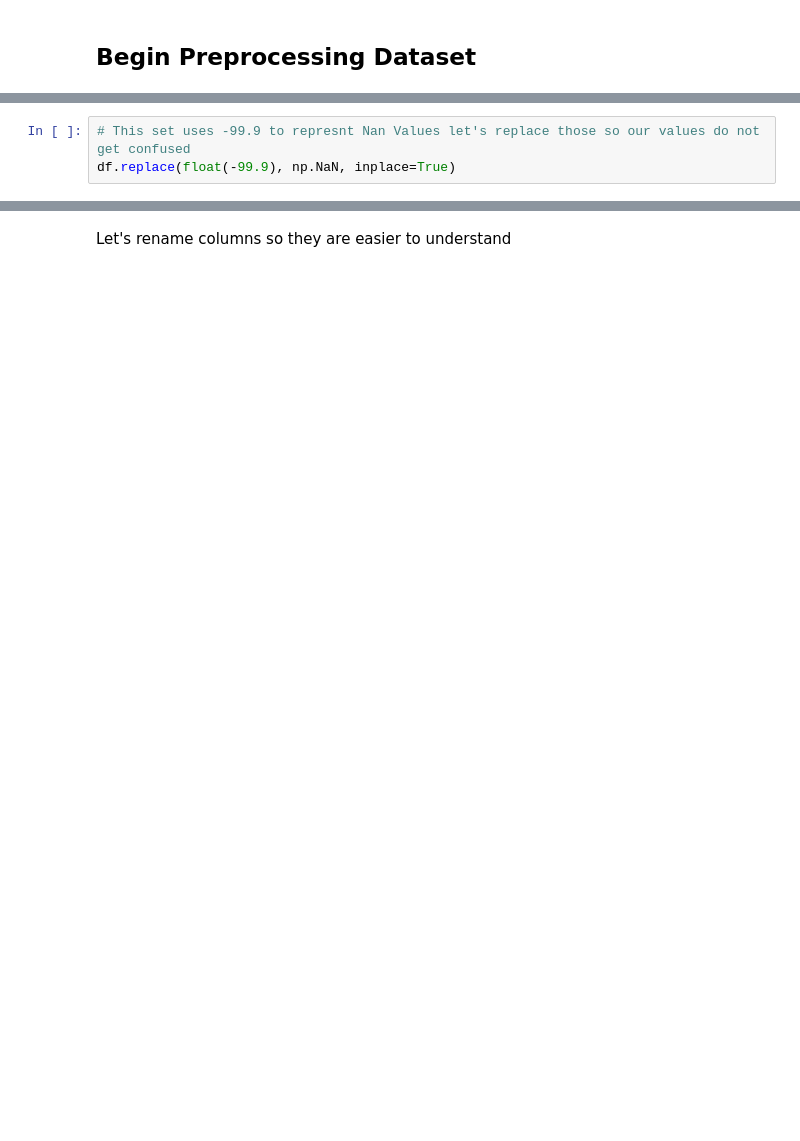
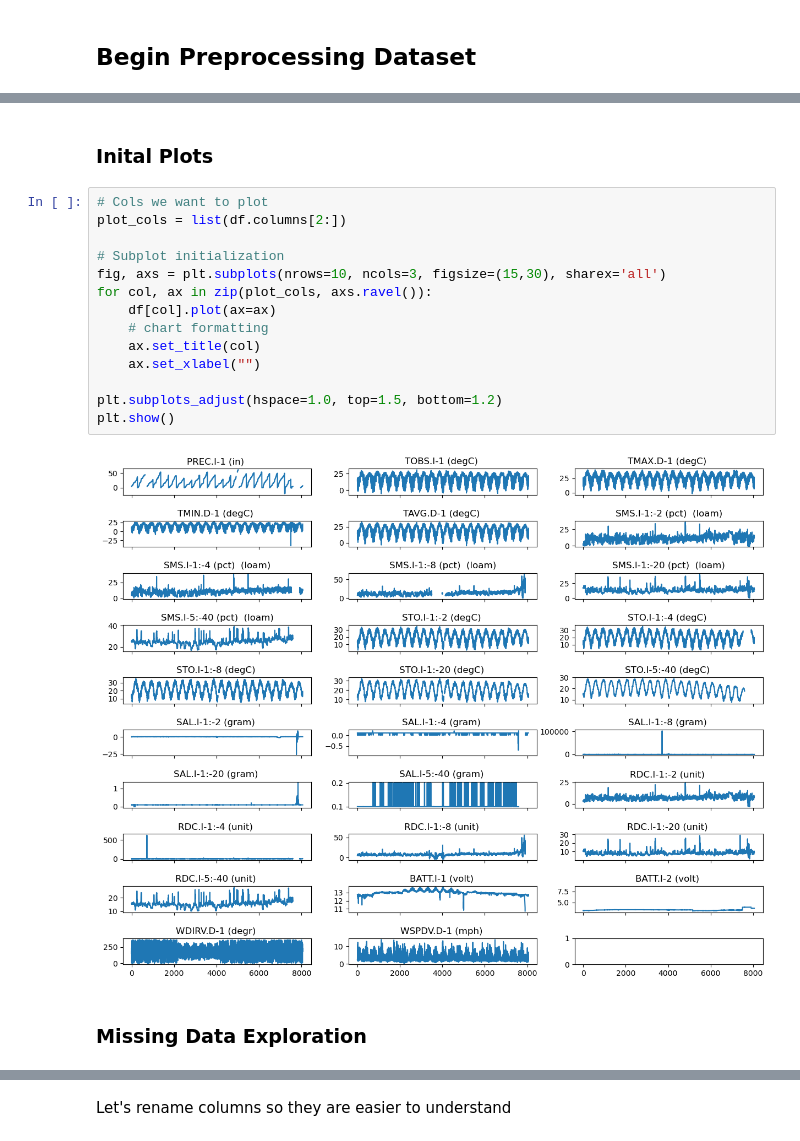
Before and after one commit to bigdog3626/Drought-Detection-Modeling, a Jupyter notebook: Drought-Detection-Modeling.ipynb, the cells around one changed output, grey strips where cells are left out. Saved outputs shown, nothing was run; the diff lists cells and outputs as text; blank space fills up the shorter version.

```diff
--- a/Drought-Detection-Modeling.ipynb
+++ b/Drought-Detection-Modeling.ipynb
@@ -66,3 +80,0 @@ df.describe().transpose()
-# %%
-# This set uses -99.9 to represnt Nan Values let's replace those so our values do not get confused
-df.replace(float(-99.9), np.NaN, inplace=True)
@@ -90,0 +101,20 @@ df.describe().transpose()
+# %% [markdown]
+### Inital Plots
+# %%
+# Cols we want to plot
+plot_cols = list(df.columns[2:])
+
+# Subplot initialization
+fig, axs = plt.subplots(nrows=10, ncols=3, figsize=(15,30), sharex='all')
+for col, ax in zip(plot_cols, axs.ravel()):
+    df[col].plot(ax=ax)
+    # chart formatting
+    ax.set_title(col)
+    ax.set_xlabel("")
+
+plt.subplots_adjust(hspace=1.0, top=1.5, bottom=1.2)
+plt.show()
+# %% [output]
+[figure, added]
+# %% [markdown]
+### Missing Data Exploration
```
Also changed, not shown: parts of 59 cells of this notebook, 4 other files.
